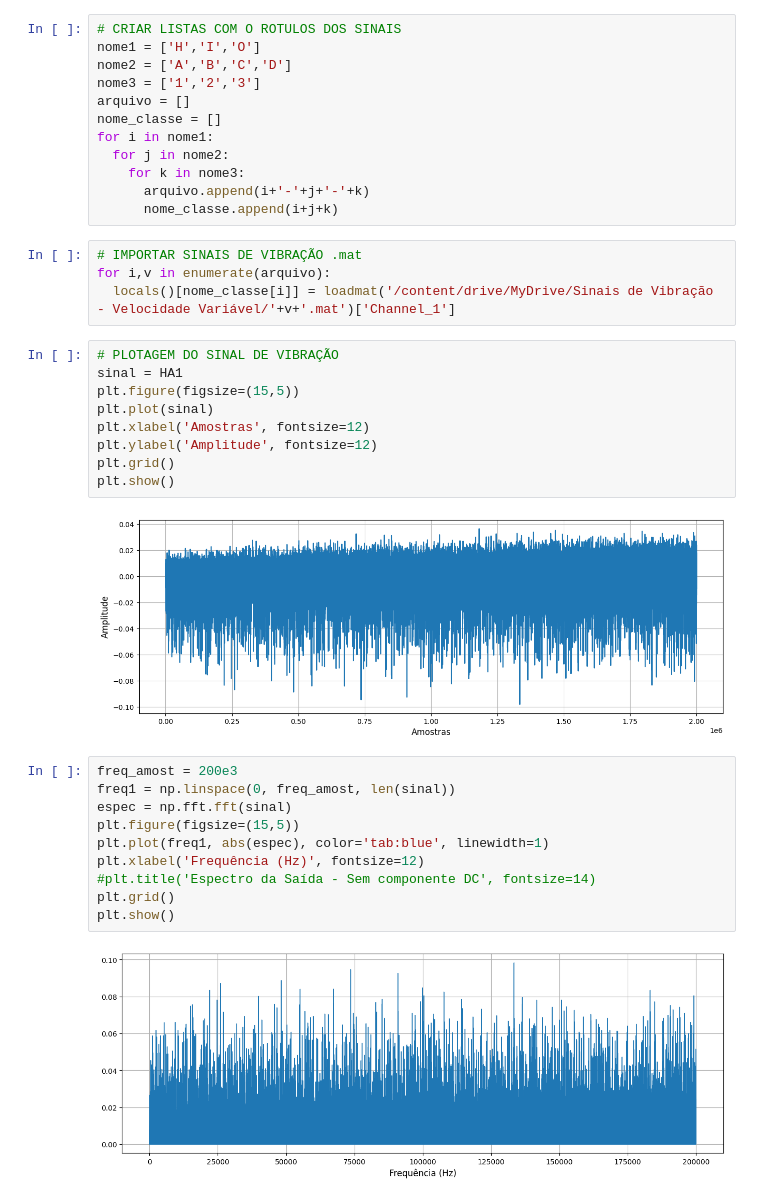
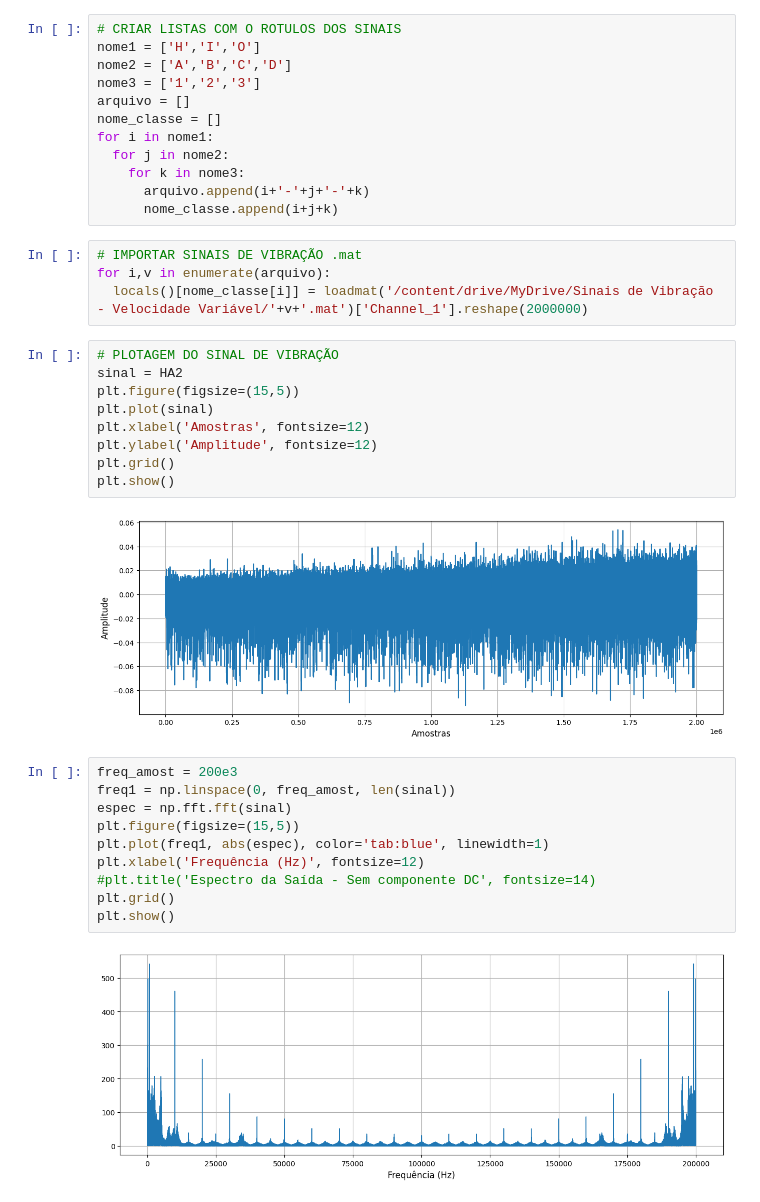
Before and after one commit to felipe-piano/TCC---SINAIS-DE-VIBRACAO-DE-ROLAMENTOS-COM-VELOCIDADE-VARIAVEL, a Jupyter notebook: TCC_Felipe_01.ipynb, the cells around one changed output. Cells and saved outputs as stored; diff of their text form.

```diff
--- a/TCC_Felipe_01.ipynb
+++ b/TCC_Felipe_01.ipynb
@@ -21,18 +28,18 @@ for i in nome1:
 # %%
 # IMPORTAR SINAIS DE VIBRAÇÃO .mat
 for i,v in enumerate(arquivo):
-  locals()[nome_classe[i]] = loadmat('/content/drive/MyDrive/Sinais de Vibração - Velocidade Variável/'+v+'.mat')['Channel_1']
+  locals()[nome_classe[i]] = loadmat('/content/drive/MyDrive/Sinais de Vibração - Velocidade Variável/'+v+'.mat')['Channel_1'].reshape(2000000)
 # %%
 # PLOTAGEM DO SINAL DE VIBRAÇÃO
-sinal = HA1
+sinal = HA2
 plt.figure(figsize=(15,5))
 plt.plot(sinal)
 plt.xlabel('Amostras', fontsize=12)
 plt.ylabel('Amplitude', fontsize=12)
 plt.grid()
 plt.show()
 # %% [output]
-[figure, old version]
+[figure, new version]
 # %%
 freq_amost = 200e3
 freq1 = np.linspace(0, freq_amost, len(sinal))
@@ -44,4 +51,4 @@ plt.xlabel('Frequência (Hz)', fontsize=12)
 plt.grid()
 plt.show()
 # %% [output]
-[figure, old version]
+[figure, new version]
```
Also changed, not shown: parts of 10 cells of this notebook.
